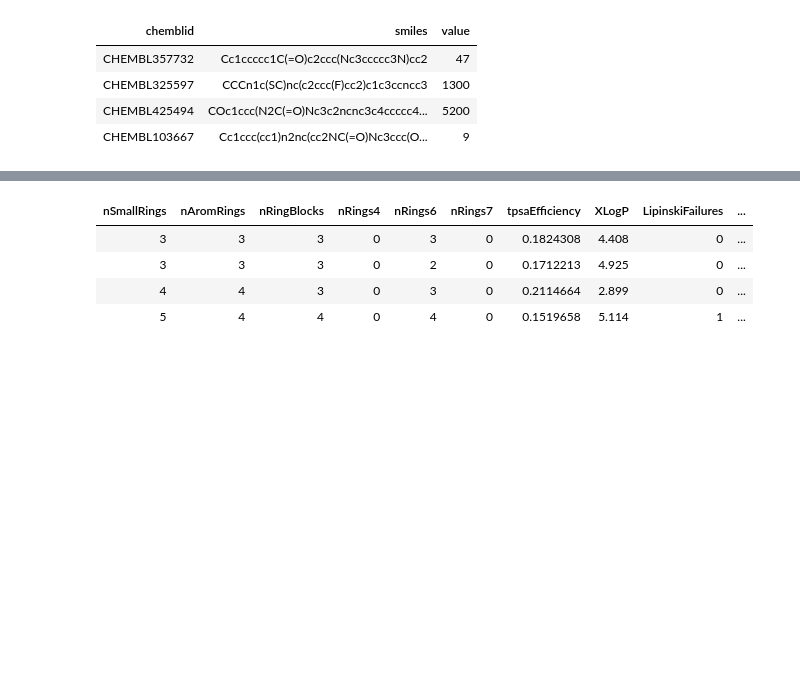
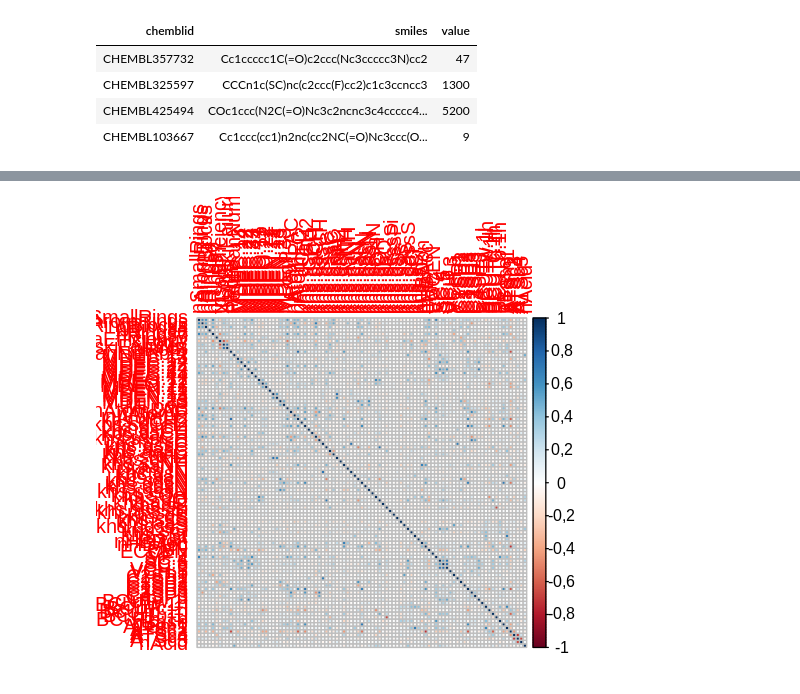
Before and after one commit to alejandrorodriguezarias/MedicamentosMUBICS, a Jupyter notebook: medicamentos-jupyter.ipynb, the cells around one changed output, grey strips where cells are left out. Saved outputs shown, nothing was run; the diff lists cells and outputs as text; code cells hidden in the pictures; blank space fills up the shorter version.

Commit message:
Añado librería para dibujar la matriz de correlacion, implementación de normalización y k-fold.

```diff
--- a/medicamentos-jupyter.ipynb
+++ b/medicamentos-jupyter.ipynb
@@ -92,0 +81,36 @@ mean(values)
+# %%
+#cargamos descriptores moleculares
+vectorDescriptores <- read.csv("vectorDescriptores.csv")
+
+#eliminamos columnas con valores constantes (también se eliminan las columnas de NA's)
+vectorDescriptores <- remove_constant(vectorDescriptores, na.rm=FALSE)
+
+
+#eliminamos filas con valores nulos (10); también se eliminan esas mismas filas en medicamentos
+medicamentos <- medicamentos[complete.cases(vectorDescriptores),]
+vectorDescriptores <- vectorDescriptores[complete.cases(vectorDescriptores),]
+
+#eliminamos las columnas con valores 0
+vectorDescriptores <- vectorDescriptores[, colSums(vectorDescriptores != 0) > 0]
+head(vectorDescriptores,4)
+
+#normalizamos y escalamos los datos para que todos estén en el rango (-1,1)
+min_max_norm <- function(vec) {
+    #para evitar integer overflow:
+    if(any(abs(vec) > 100000000)){
+        vec <- unlist(lapply(vec,function(x) x<-x/1000))
+    }
+    mx=max(vec)
+    mn=min(vec)
+    unlist(lapply(as.numeric(vec),function(x) x=2*(x - mn)/(mx - mn)-1))
+}
+
+#lapply(vector, function)
+
+for(attr in names(vectorDescriptores)){
+    if(attr!="CanonicalSmiles"){
+        vectorDescriptores[[attr]] <- min_max_norm(unlist(vectorDescriptores[[attr]]))
+    }
+}
+
+vectorDescriptores
@@ -93,22 +140,21 @@ mean(values)
 # %%
 #utilizamos la media como umbral para definir las clases IC50LOW (1) e IC50HIGH (0)
-valorTeorico = 1000 # <1001 lo consideraremos IC50bajo
+valorTeorico = 100 # <101 lo consideraremos IC50bajo
 #tmp <- ifelse(medicamentos$value < mean(medicamentos$value), 1, 0)
 vectorClase <- ifelse(medicamentos$value < valorTeorico, 1, 0)
 #vectorDescriptores$class <- vectorClase
 
 smiles=vectorDescriptores$CanonicalSmiles
 vectorDescriptores$CanonicalSmiles <- NULL
+#vectorDescriptores$ic50 <- min_max_norm(medicamentos$value)
 
 #eliminamos las columnas que tienen una alta correlación
 correlationMatrix <- cor(vectorDescriptores)
 highlyCorrelated <- findCorrelation(correlationMatrix, cutoff = 0.75)
-vectorDescriptores <- vectorDescriptores[,-highlyCorrelated]
 
-head(vectorDescriptores,4)
+#plot(correlationMatrix[,"ic50"])
+corrplot(correlationMatrix)
+
+#vectorDescriptores$ic50 <- NULL
 # %% [output]
-| nSmallRings | nAromRings | nRingBlocks | nRings4 | nRings6 | nRings7 | tpsaEfficiency | XLogP | LipinskiFailures | ... |
-| 3 | 3 | 3 | 0 | 3 | 0 | 0.1824308 | 4.408 | 0 | ... |
-| 3 | 3 | 3 | 0 | 2 | 0 | 0.1712213 | 4.925 | 0 | ... |
-| 4 | 4 | 3 | 0 | 3 | 0 | 0.2114664 | 2.899 | 0 | ... |
-| 5 | 4 | 4 | 0 | 4 | 0 | 0.1519658 | 5.114 | 1 | ... |
+[figure, added]
```
Also changed, not shown: parts of 15 cells of this notebook.
